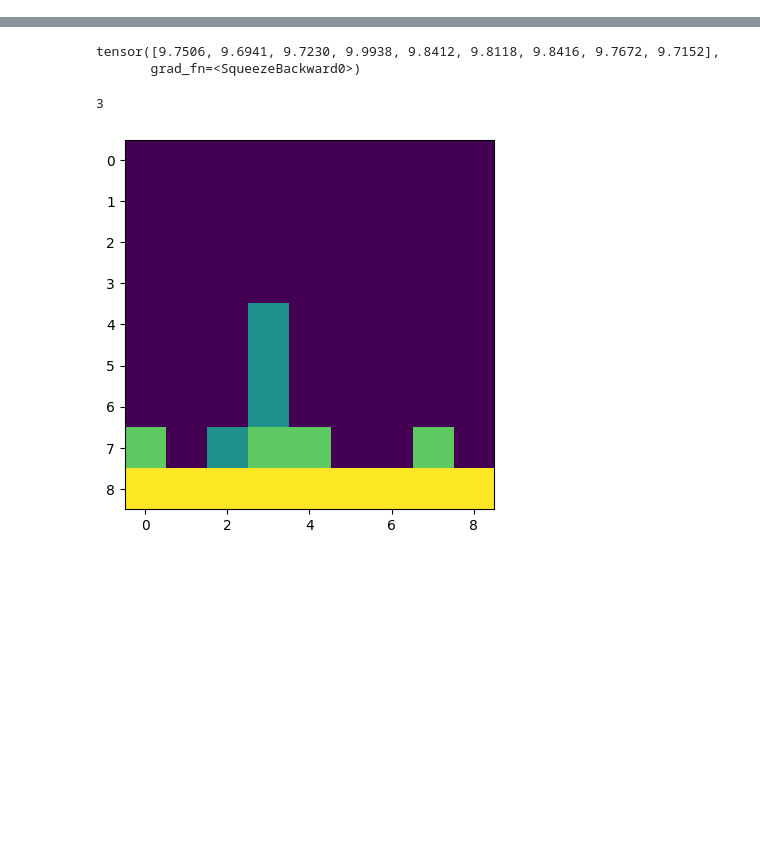
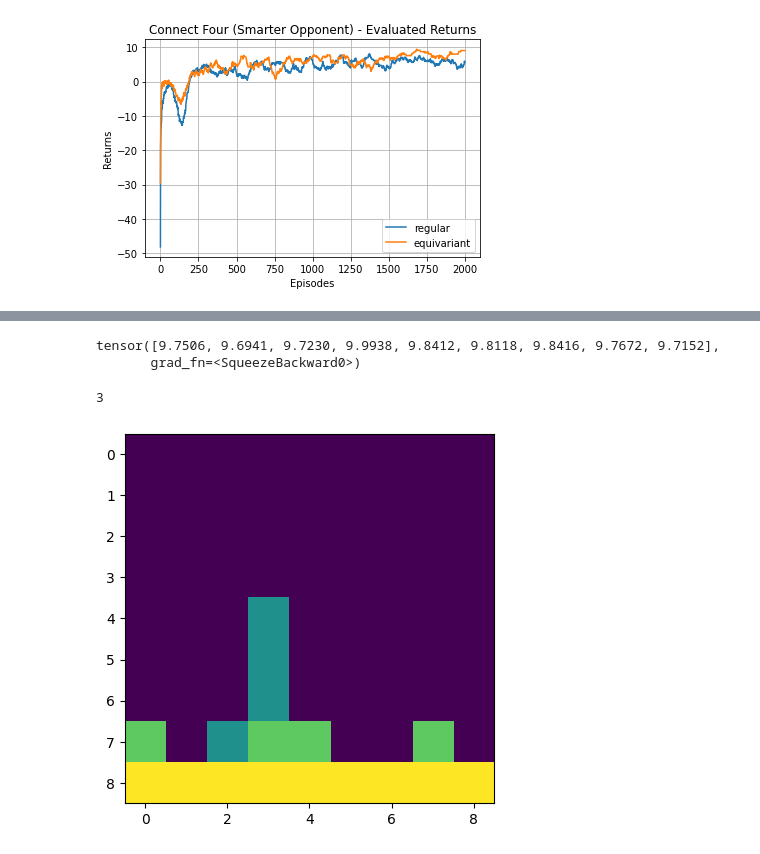
Before and after one commit to rachel-lim/cs5180, a Jupyter notebook: final_project/main_connectFour.ipynb, the cells around one changed output, grey strips where cells are left out. Cells and saved outputs as stored; diff of their text form; code cells hidden in the pictures; blank space fills up the shorter version.

Commit message:
connect four

```diff
--- a/final_project/main_connectFour.ipynb
+++ b/final_project/main_connectFour.ipynb
@@ -15,14 +15,14 @@ import torch.nn.functional as F
 
 import matplotlib.pyplot as plt
 # %%
-params = {"num_steps": 1_000_000,
+params = {"num_steps": 500_000,
           "num_saves": 5,
           "replay_size": 200_000,
           "replay_prepopulate_steps": 50_000,
           "batch_size": 64,
           "state_size": 2,
           "gamma": 0.99,
-          "model": "equi"} # equi or regular
+          "model": "regular"} # equi or regular
 
 # Create environment and evaluation environment
 env = ConnectFourEnv()
@@ -42,7 +42,7 @@ else:
 optimizer = torch.optim.Adam(dqn_model.parameters(), lr=1e-3)
 
 # Create epsilon function
-exploration = LinearSchedule(1.0, 0.1, 500_000)
+exploration = LinearSchedule(1.0, 0.1, 400_000)
 
 # Create and prepopulate memory
 memory = ReplayMemory(params["replay_size"], env.grid.shape, torch.device("cpu"))
@@ -126,7 +126,13 @@ for t_total in pbar:
 
 saved_models['100_0'] = copy.deepcopy(dqn_model)
 
-with open(f"connectfourlarger_{params['model']}_run1.npy", "wb") as f:
+with open(f"connectfour_{params['model']}_run1.npy", "wb") as f:
     np.save(f, np.array(evals))
     np.save(f, np.array(returns))
     np.save(f, np.array(losses))
+
+def custom_dump(dqn):
+    return {'state_dict': dqn.state_dict()}
+
+# checkpoint = {key: custom_dump(dqn) for key, dqn in saved_models.items()}
+# torch.save(checkpoint, f'connectfoursmarter.pt')
@@ -142,0 +269,15 @@ array([[0., 0., 0., ..., 0., 0., 0.],
+# %%
+with open("connectfoursmarter_regular_run1.npy", "rb") as f:
+    evals_regular = np.load(f)
+    returns_regular = np.load(f)
+    losses_regular = np.load(f)
+# %%
+plt.plot(moving_average(evals_regular))
+plt.plot(moving_average(evals))
+plt.legend(["regular", "equivariant"])
+plt.xlabel("Episodes")
+plt.ylabel("Returns")
+plt.title("Connect Four (Smarter Opponent) - Evaluated Returns")
+plt.grid()
+# %% [output]
+[figure, added]
```
Also changed, not shown: parts of 12 cells of this notebook, 1 other file.
